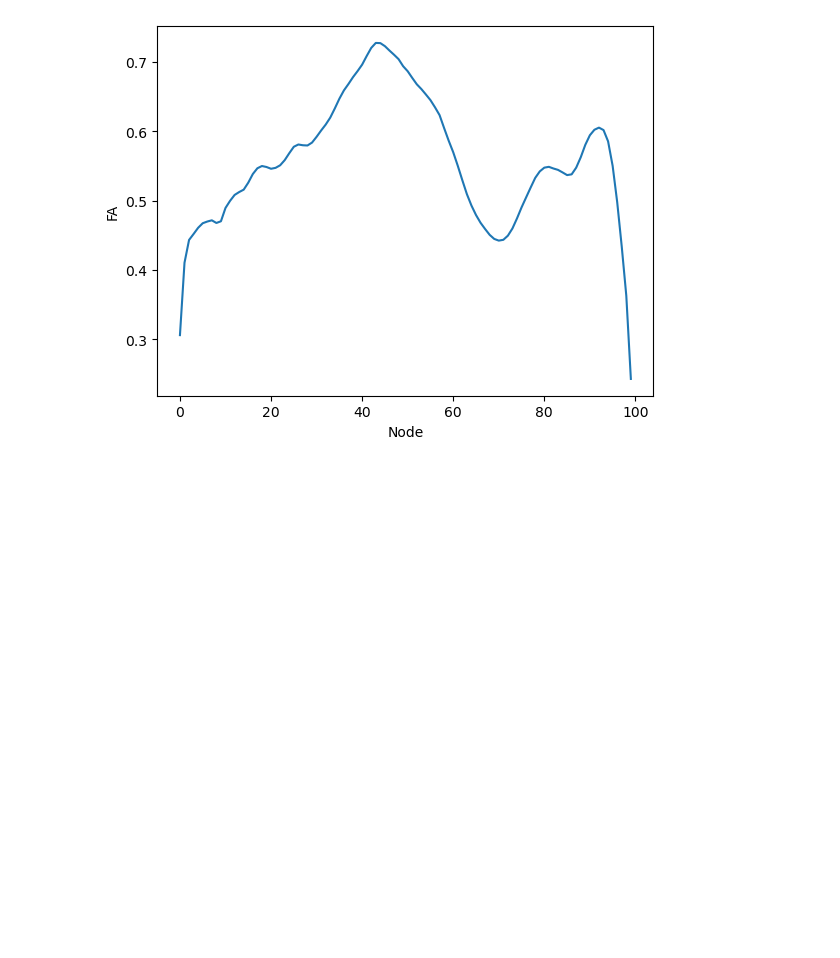
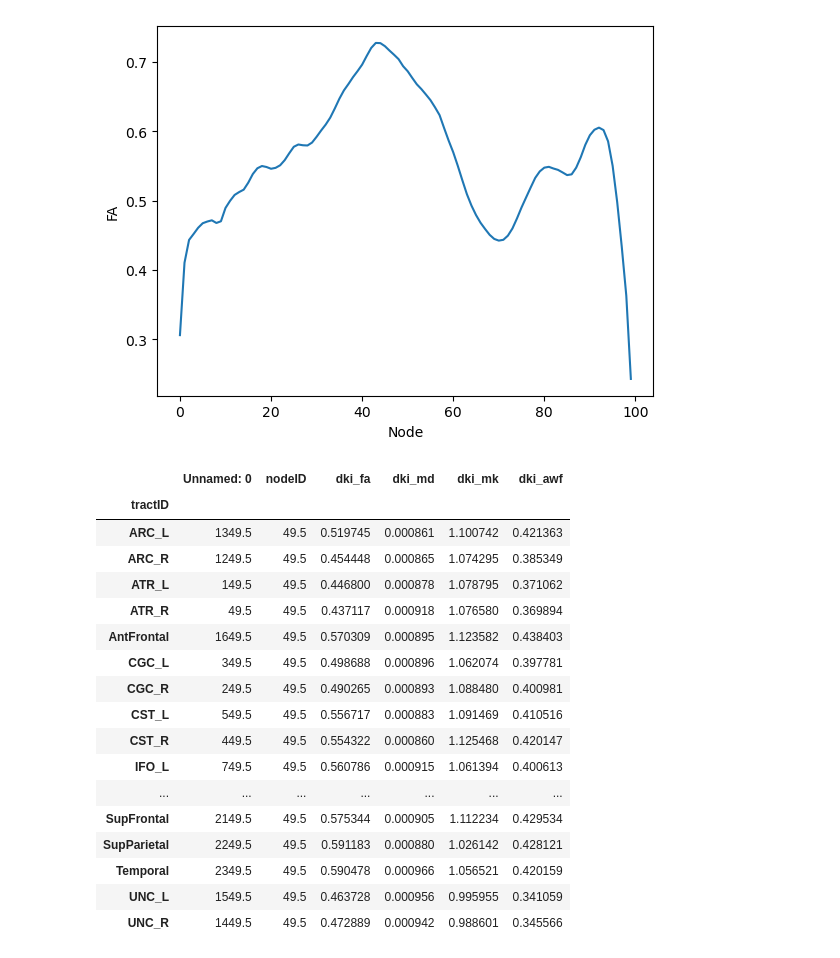
Before and after one commit to pganon32/nh26_td_gamb_diff_FC_best, a Jupyter notebook: 003-hcp-diffusion.ipynb, the cells around one changed output. Saved outputs shown, nothing was run; the diff lists cells and outputs as text; code cells hidden in the pictures; blank space fills up the shorter version.

```diff
--- a/003-hcp-diffusion.ipynb
+++ b/003-hcp-diffusion.ipynb
@@ -139,3 +139,26 @@ ax.set_ylabel("FA")
 # %% [output]
 Text(0, 0.5, 'FA')
 [figure]
+# %%
+tract_profiles = pd.read_csv(hcp_derivs_path / "sub-100206" / "ses-01" / "sub-100206_dwi_space-RASMM_model-CSD_desc-prob-afq_profiles.csv")
+
+tract_profiles.groupby("tractID").mean()
+# %% [output]
+|  | Unnamed: 0 | nodeID | dki_fa | dki_md | dki_mk | dki_awf |
+| tractID |  |  |  |  |  |  |
+| ARC_L | 1349.5 | 49.5 | 0.519745 | 0.000861 | 1.100742 | 0.421363 |
+| ARC_R | 1249.5 | 49.5 | 0.454448 | 0.000865 | 1.074295 | 0.385349 |
+| ATR_L | 149.5 | 49.5 | 0.446800 | 0.000878 | 1.078795 | 0.371062 |
+| ATR_R | 49.5 | 49.5 | 0.437117 | 0.000918 | 1.076580 | 0.369894 |
+| AntFrontal | 1649.5 | 49.5 | 0.570309 | 0.000895 | 1.123582 | 0.438403 |
+| CGC_L | 349.5 | 49.5 | 0.498688 | 0.000896 | 1.062074 | 0.397781 |
+| CGC_R | 249.5 | 49.5 | 0.490265 | 0.000893 | 1.088480 | 0.400981 |
+| CST_L | 549.5 | 49.5 | 0.556717 | 0.000883 | 1.091469 | 0.410516 |
+| CST_R | 449.5 | 49.5 | 0.554322 | 0.000860 | 1.125468 | 0.420147 |
+| IFO_L | 749.5 | 49.5 | 0.560786 | 0.000915 | 1.061394 | 0.400613 |
+| ... | ... | ... | ... | ... | ... | ... |
+| SupFrontal | 2149.5 | 49.5 | 0.575344 | 0.000905 | 1.112234 | 0.429534 |
+| SupParietal | 2249.5 | 49.5 | 0.591183 | 0.000880 | 1.026142 | 0.428121 |
+| Temporal | 2349.5 | 49.5 | 0.590478 | 0.000966 | 1.056521 | 0.420159 |
+| UNC_L | 1549.5 | 49.5 | 0.463728 | 0.000956 | 0.995955 | 0.341059 |
+| UNC_R | 1449.5 | 49.5 | 0.472889 | 0.000942 | 0.988601 | 0.345566 |
```
